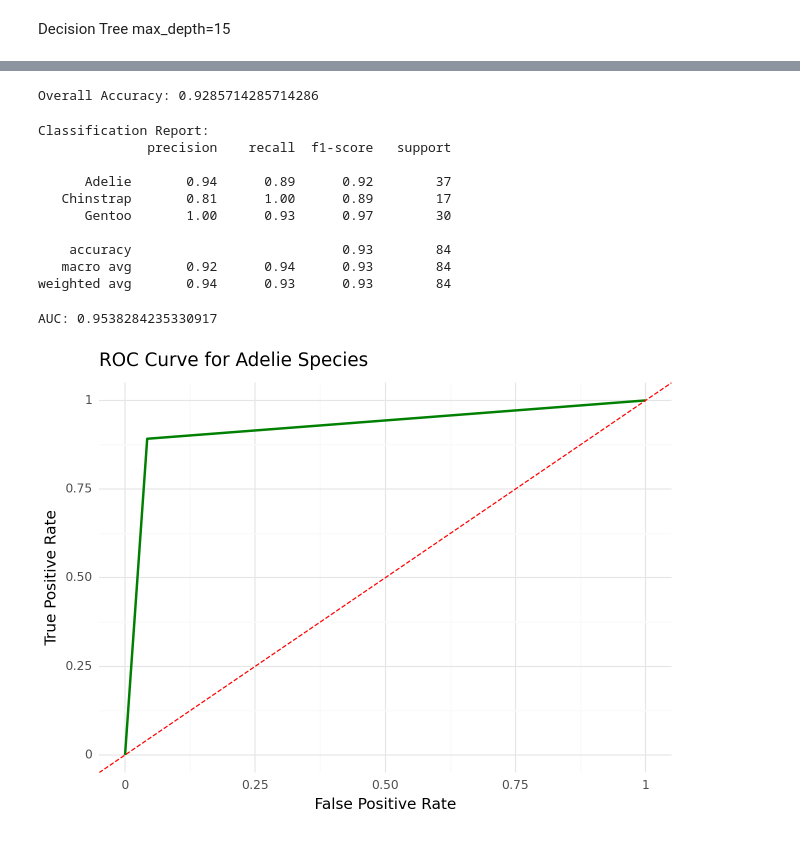
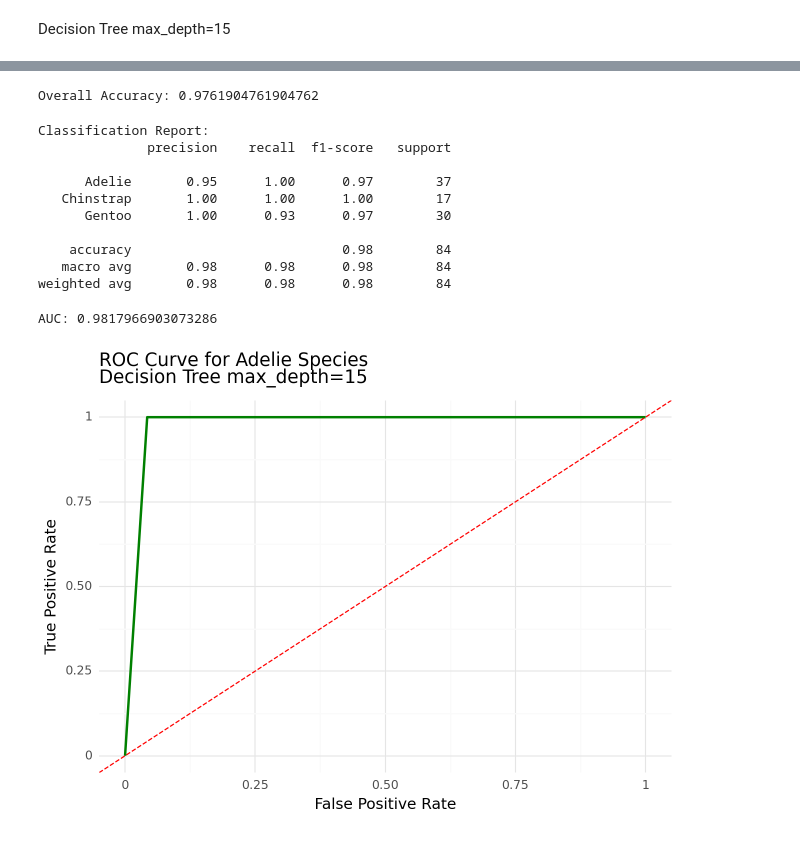
Before and after one commit to jlee932cp/GSB544_JosephLee, a Jupyter notebook: practiceActivity8_2_JosephLee.ipynb, the cells around one changed output, grey strips where cells are left out. Saved outputs shown, nothing was run; the diff lists cells and outputs as text; code cells hidden in the pictures.

```diff
--- a/practiceActivity8_2_JosephLee.ipynb
+++ b/practiceActivity8_2_JosephLee.ipynb
@@ -53,11 +53,6 @@ penguins.head()
 | 2 | Adelie | Torgersen | 40.3 | 18.0 | 195.0 | 3250.0 | female | 2007 |
 | 4 | Adelie | Torgersen | 36.7 | 19.3 | 193.0 | 3450.0 | female | 2007 |
 | 5 | Adelie | Torgersen | 39.3 | 20.6 | 190.0 | 3650.0 | male | 2007 |
-# %%
-import pandas as pd
-
-# Dummify categorical variables
-penguins = pd.get_dummies(penguins, columns=['island', 'sex'], drop_first=True)
 # %% [markdown]
 Let's use the other variables to predict `species`. Prepare your data and fit the following models on the entire dataset:
 
@@ -103,11 +99,11 @@ pred_5 = knn_5.predict(X_test)
 accuracy_5 = accuracy_score(y_test, pred_5)
 print(f"Accuracy for K=5: {accuracy_5}")
 
-# Model 2: KNN with K=50
-knn_50 = KNeighborsClassifier(n_neighbors=50)
-knn_50.fit(X_train, y_train)
-pred_50 = knn_50.predict(X_test)
-accuracy_50 = accuracy_score(y_test, pred_50)
-print(f"Accuracy for K=50: {accuracy_50}")
+# Model 2: KNN with K=75
+knn_75 = KNeighborsClassifier(n_neighbors=75)
+knn_75.fit(X_train, y_train)
+pred_75 = knn_75.predict(X_test)
+accuracy_75 = accuracy_score(y_test, pred_75)
+print(f"Accuracy for K=75: {accuracy_75}")
 # %% [output]
 Accuracy for K=5: 0.9880952380952381
@@ -262,7 +258,7 @@ Confusion Matrix:
 accuracy = accuracy_score(y_test, dtree_pred_15)
 print(f"Overall Accuracy: {accuracy}")
 # %% [output]
-Overall Accuracy: 0.9285714285714286
+Overall Accuracy: 0.9761904761904762
 # %%
 # Precision, Recall, and F1-Score
 class_report = classification_report(y_test, dtree_pred_15)
@@ -272,19 +268,19 @@ print(class_report)
 Classification Report:
               precision    recall  f1-score   support
 
-      Adelie       0.94      0.89      0.92        37
-   Chinstrap       0.81      1.00      0.89        17
+      Adelie       0.95      1.00      0.97        37
+   Chinstrap       1.00      1.00      1.00        17
       Gentoo       1.00      0.93      0.97        30
 
-    accuracy                           0.93        84
-   macro avg       0.92      0.94      0.93        84
-weighted avg       0.94      0.93      0.93        84
+    accuracy                           0.98        84
+   macro avg       0.98      0.98      0.98        84
+weighted avg       0.98      0.98      0.98        84
 # %%
 probabilities = dtree_15.predict_proba(X_test)
 auc_score = roc_auc_score(y_test, probabilities, multi_class='ovr')
 print(f"AUC: {auc_score}")
 # %% [output]
-AUC: 0.9538284235330917
+AUC: 0.9817966903073286
 # %%
 from sklearn.metrics import roc_curve
 
@@ -299,16 +295,17 @@ roc_data = pd.DataFrame({
     'Threshold': thresholds
 })
 # %%
-from plotnine import ggplot, geom_line, geom_abline, aes, labs, theme_minimal
+from plotnine import ggplot, geom_line, geom_abline, aes, labs, theme_minimal, ggtitle
 
 roc_plot = (
     ggplot(roc_data, aes(x='FPR', y='TPR')) +
     geom_line(color='green', size=1) +
     geom_abline(linetype="dashed", color="red") +
-    labs(title='ROC Curve for Adelie Species', x='False Positive Rate', y='True Positive Rate') +
-    theme_minimal()
+    labs(x='False Positive Rate', y='True Positive Rate') +
+    theme_minimal() +
+    ggtitle("ROC Curve for Adelie Species\nDecision Tree max_depth=15")
 )
 
 print(roc_plot)
 # %% [output]
-[figure, old version]
+[figure, new version]
```
Also changed, not shown: parts of 9 cells of this notebook, 1 other file.
